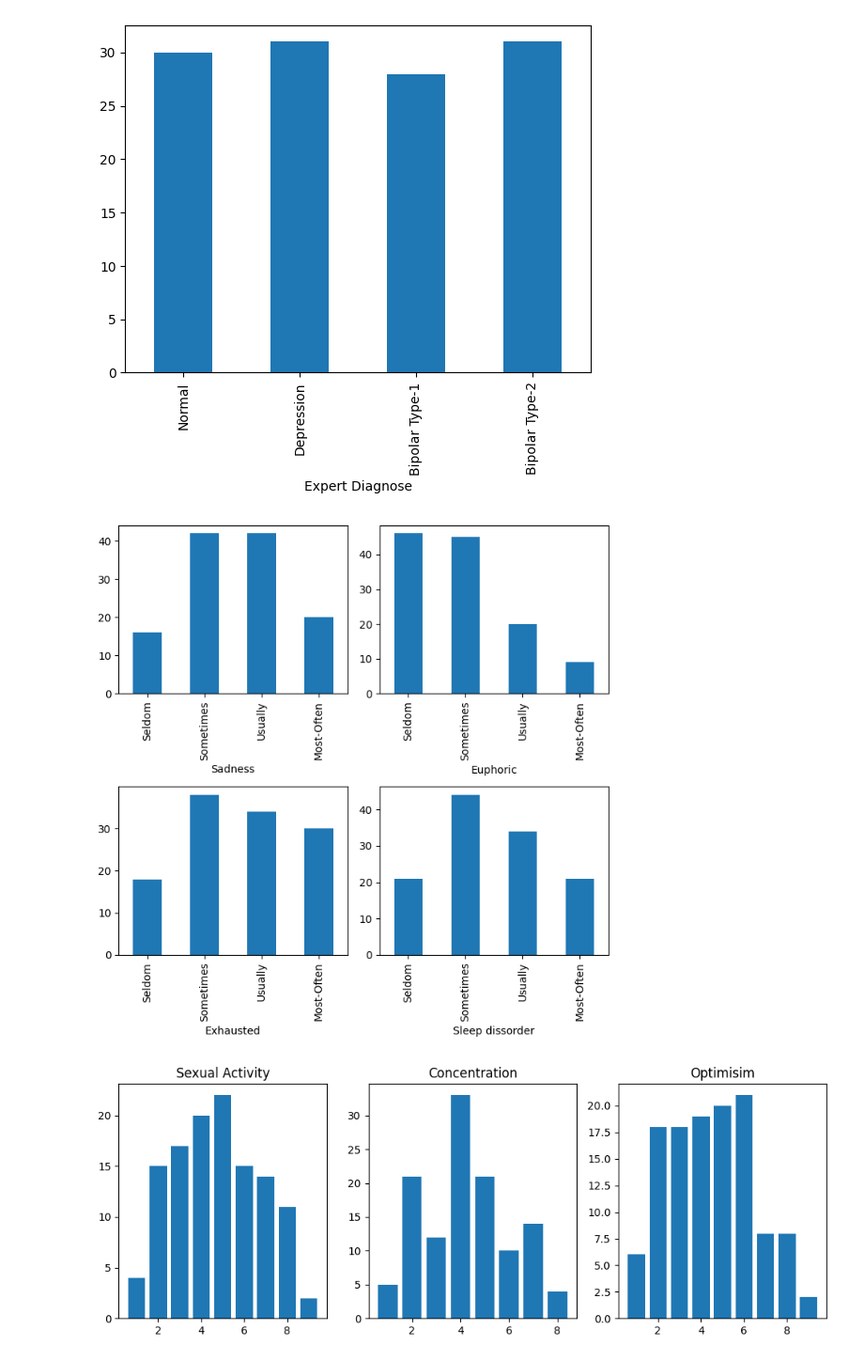
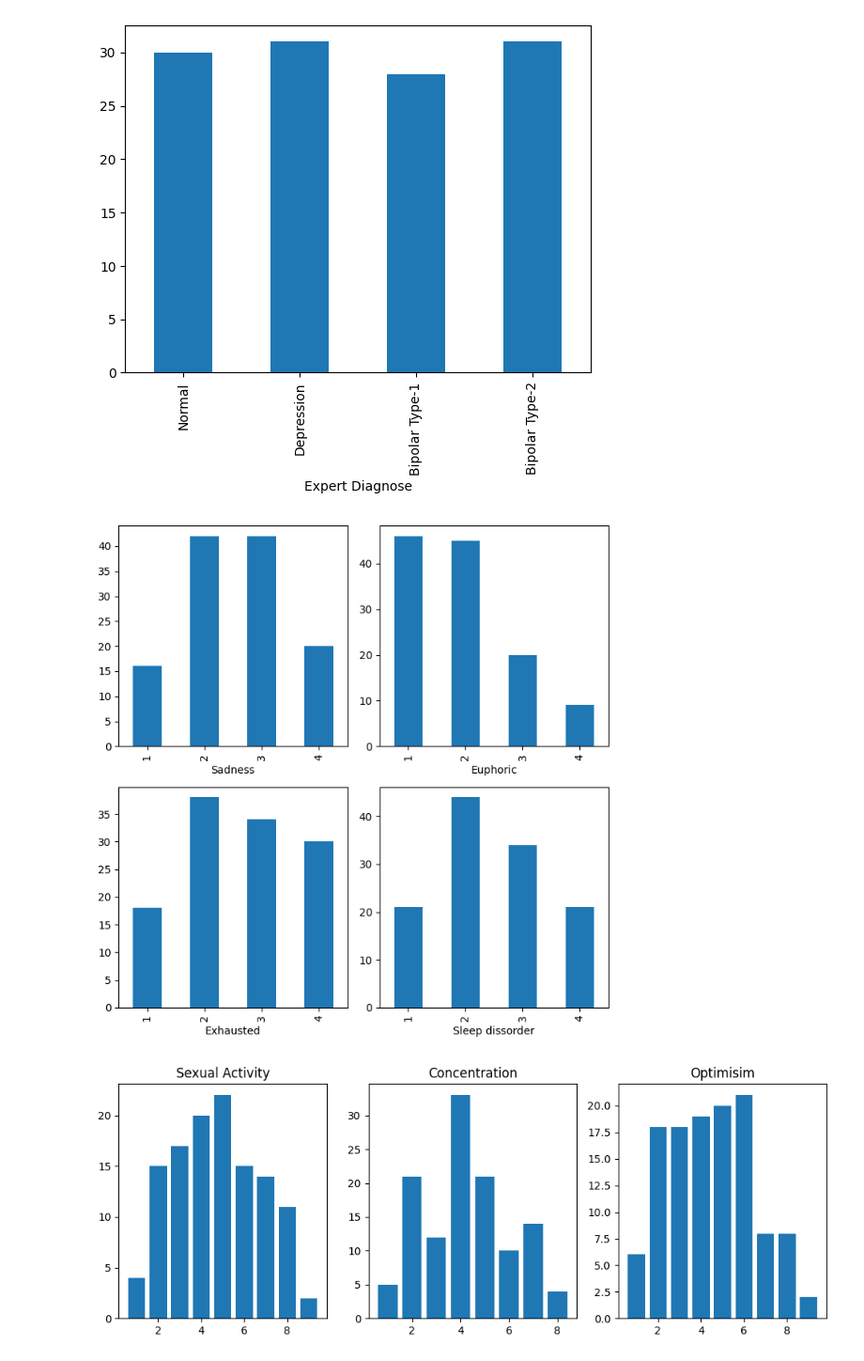
Before and after one commit to Ajver/mental-disorder-diagnosis, a Jupyter notebook: data_analysis.ipynb, the cells around one changed output. Shown: that part at 94% size. Saved outputs shown, nothing was run; the diff lists cells and outputs as text; code cells hidden in the pictures.

Commit message:
Encode categorical: Seldom - Most-Often into 1-4 numerical

```diff
--- a/data_analysis.ipynb
+++ b/data_analysis.ipynb
@@ -29,6 +38,12 @@ def to_dummies(dataset: pd.DataFrame, colnames: list[str]) -> pd.DataFrame:
 path = kagglehub.dataset_download("mdsultanulislamovi/mental-disorders-dataset")
 print(path)
 dataset = pd.read_csv(path + "/mental_disorders_dataset.csv")
+
+n_from_10_to_n(dataset, [
+    "Sexual Activity",
+    "Concentration",
+    "Optimisim",
+])
 
 yes_no_to_bin(dataset, [
     "Mood Swing",
@@ -43,28 +58,24 @@ yes_no_to_bin(dataset, [
     "Overthinking",
 ])
 
-n_from_10_to_n(dataset, [
-    "Sexual Activity",
-    "Concentration",
-    "Optimisim",
-])
-
-dataset = to_dummies(dataset, [
+seldom_often_to_1_4(dataset, [
     "Sadness",
     "Euphoric",
     "Exhausted",
-    "Sleep dissorder",
+    "Sleep dissorder"
 ])
 
-dataset_to_save = dataset.drop(columns=[
-    "Sadness",
-    "Euphoric",
-    "Exhausted",
-    "Sleep dissorder",
-])
-dataset_to_save.to_csv(path + "/mental_disorders_dataset_encoded.csv", index=False)
+# dataset_to_save = to_dummies(dataset, [
+#     "Sadness",
+#     "Euphoric",
+#     "Exhausted",
+#     "Sleep dissorder",
+# ])
 
-X = dataset_to_save.drop(columns=["Expert Diagnose", "Patient Number"])
+
+dataset.to_csv(path + "/mental_disorders_dataset_encoded.csv", index=False)
+
+X = dataset.drop(columns=["Expert Diagnose", "Patient Number"])
 
 dataset.info()
 # %% [output]
@@ -105,16 +115,16 @@ dataset["Expert Diagnose"].value_counts().loc[order].plot.bar()
 # %%
 _, axs = plt.subplots(2, 2, figsize=(7, 7))
 axs = axs.flatten()
 
-order = ["Seldom", "Sometimes", "Usually", "Most-Often"]
+order = [1, 2, 3, 4]
 
 dataset["Sadness"].value_counts().loc[order].plot.bar(ax=axs[0])
 dataset["Euphoric"].value_counts().loc[order].plot.bar(ax=axs[1])
 dataset["Exhausted"].value_counts().loc[order].plot.bar(ax=axs[2])
 dataset["Sleep dissorder"].value_counts().loc[order].plot.bar(ax=axs[3])
 
 plt.tight_layout()
 plt.show()
 # %% [output]
-[figure, old version]
+[figure, new version]
 # %%
```
Also changed, not shown: parts of 10 cells of this notebook.
